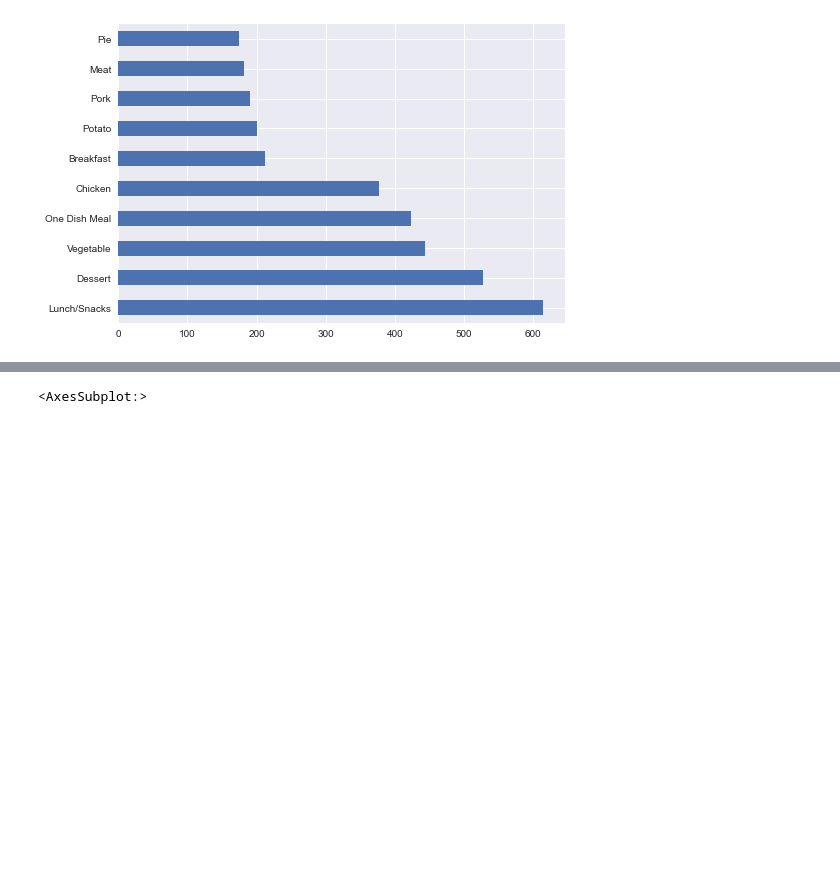
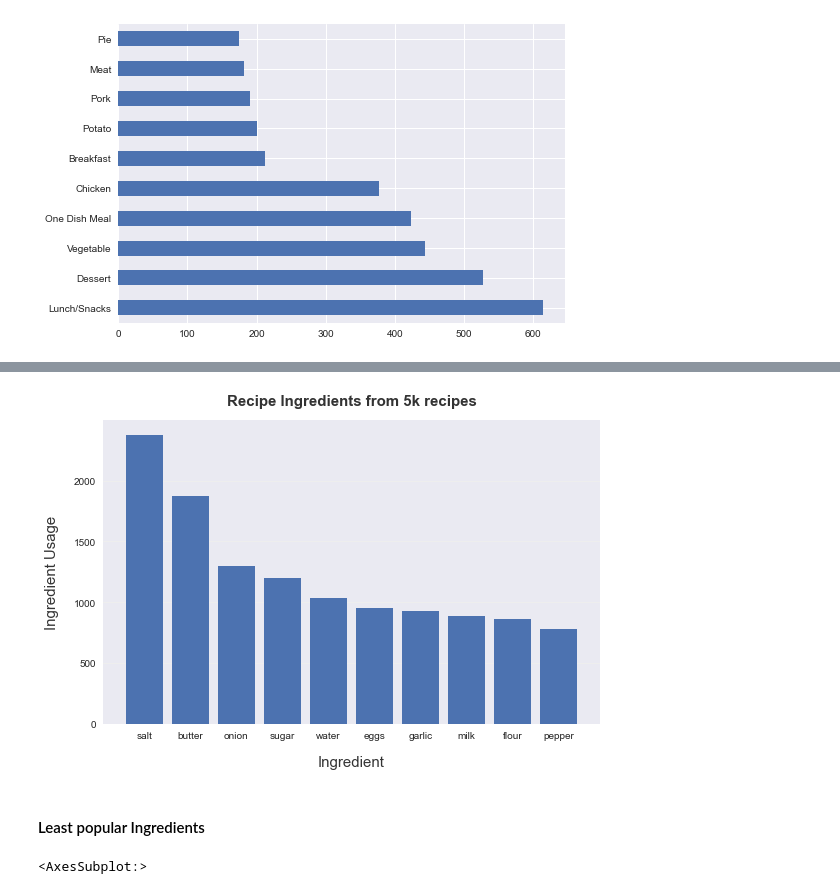
Before and after one commit to sean903/Food-Recipes, a Jupyter notebook: eda_ingredients.ipynb, the cells around one changed output, grey strips where cells are left out. Drawn from its saved outputs; the diff is of its cells as text; code cells hidden in the pictures; blank space fills up the shorter version.

Commit message:
builidng recipes

```diff
--- a/eda_ingredients.ipynb
+++ b/eda_ingredients.ipynb
@@ -46,4 +38,4 @@ def to_1D(series):
 # %%
 popular_ingredients = to_1D(recipes_df['RecipeIngredientParts']).value_counts()
 # %%
-to_1D(recipes_df['RecipeIngredientParts']).value_counts().head(10).plot(kind='barh')
+food_popularity = to_1D(recipes_df['RecipeIngredientParts']).value_counts().head(10)
@@ -53,3 +47,39 @@ to_1D(recipes_df['RecipeIngredientParts']).value_counts().head(10).plot(kind='ba
+# %%
+# https://www.pythoncharts.com/matplotlib/beautiful-bar-charts-matplotlib/
+fig, ax = plt.subplots()
+
+# Save the chart so we can loop through the bars below.
+bars = ax.bar(
+    x=np.arange(food_popularity.size),
+    height=food_popularity,
+     tick_label=food_popularity.index
+)
+
+# Axis formatting.
+ax.spines['top'].set_visible(False)
+ax.spines['right'].set_visible(False)
+ax.spines['left'].set_visible(False)
+ax.spines['bottom'].set_color('#DDDDDD')
+ax.tick_params(bottom=False, left=False)
+ax.set_axisbelow(True)
+ax.yaxis.grid(True, color='#EEEEEE')
+ax.xaxis.grid(False)
+
+
+# Add labels and a title. Note the use of `labelpad` and `pad` to add some
+# extra space between the text and the tick labels.
+ax.set_xlabel('Ingredient', labelpad=15, color='#333333', fontsize=15)
+ax.set_ylabel('Ingredient Usage', labelpad=15, color='#333333', fontsize=15)
+ax.set_title('Recipe Ingredients from 5k recipes', pad=15, color='#333333',
+             weight='bold', fontsize=15)
+
+fig.tight_layout()
+
+fig.savefig('./graphs/recipe_ingredients.jpg')
+# %% [output]
+[figure, added]
+# %% [markdown]
+#### Least popular Ingredients
 # %%
 to_1D(recipes_df['RecipeIngredientParts']).value_counts().tail(10).plot(kind='barh')
 # %% [output]
```
Also changed, not shown: parts of 11 cells of this notebook, 7 other files.
